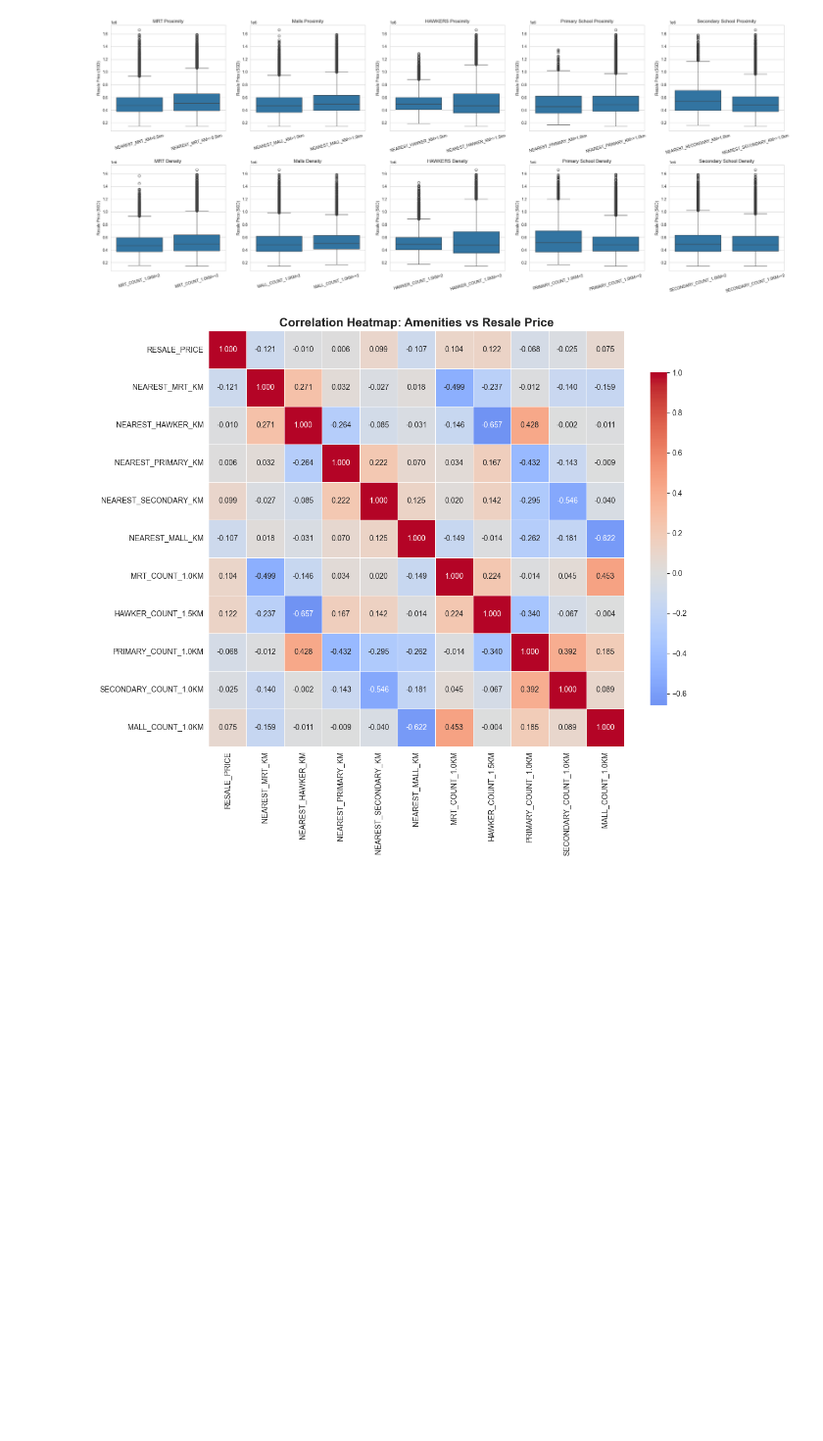
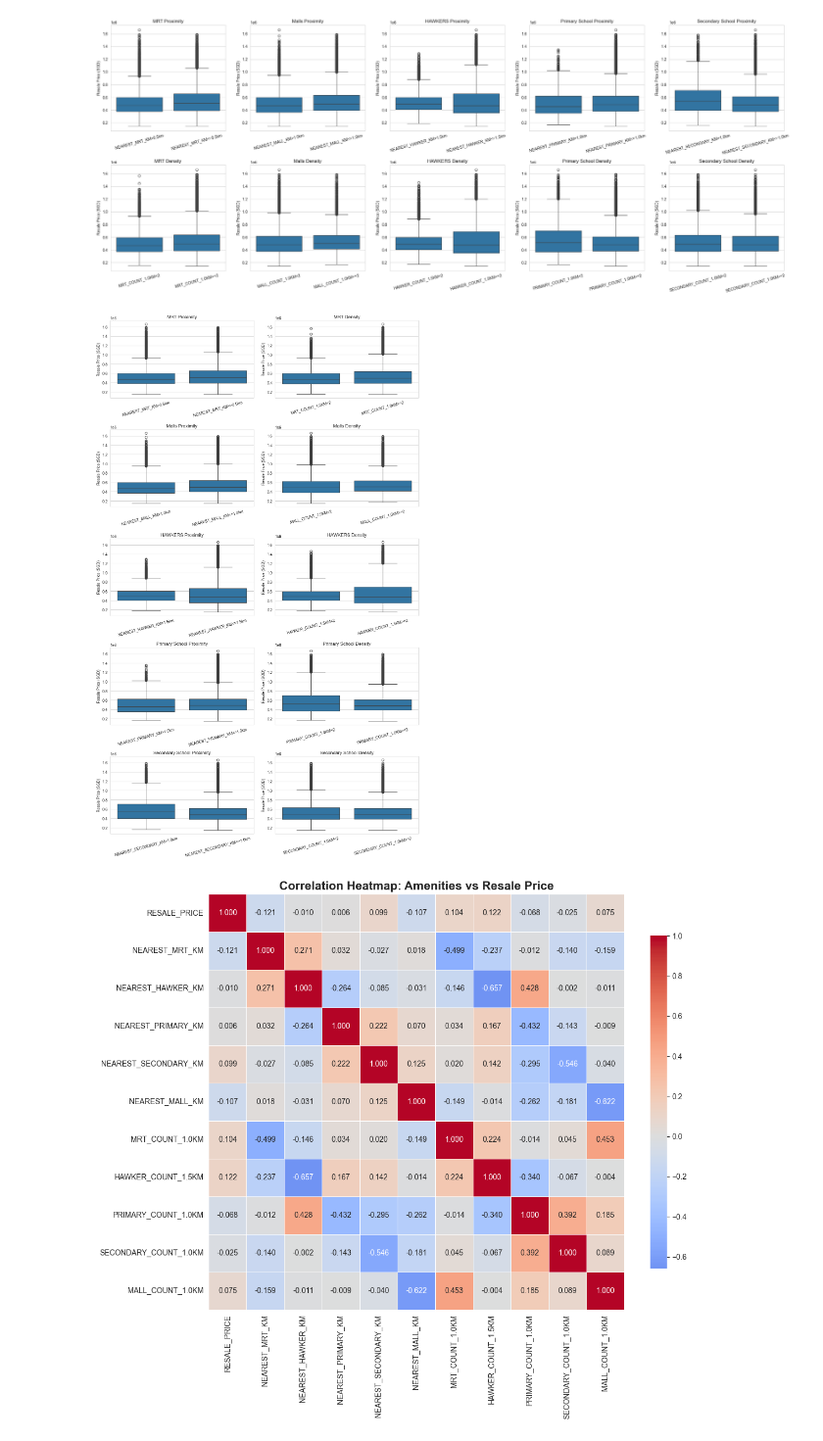
Before and after one commit to LIU-FAYANG/cs5228_PROJ, a Jupyter notebook: Scripts/train_EDA_feature_engineering_pipeline.ipynb, the cells around one changed output. Shown at 98% size. Saved outputs shown, nothing was run; the diff lists cells and outputs as text; code cells hidden in the pictures; blank space fills up the shorter version.

```diff
--- a/Scripts/train_EDA_feature_engineering_pipeline.ipynb
+++ b/Scripts/train_EDA_feature_engineering_pipeline.ipynb
@@ -1443,6 +1443,57 @@ plt.tight_layout()
 plt.show()
 # %% [output]
 [figure]
+# %%
+fig, axes = plt.subplots(5, 2, figsize=(12, 20))
+
+amenities = [
+    {'name': 'MRT', 'proximity': 'NEAREST_MRT_KM', 'density': 'MRT_COUNT_1.0KM',
+     'proximity_threshold': 0.5, 'density_threshold': 2, 'proximity_unit': 'km'},
+    {'name': 'Malls', 'proximity': 'NEAREST_MALL_KM', 'density': 'MALL_COUNT_1.0KM',
+     'proximity_threshold': 1.0, 'density_threshold': 2, 'proximity_unit': 'km'},
+    {'name': 'HAWKERS', 'proximity': 'NEAREST_HAWKER_KM', 'density': 'HAWKER_COUNT_1.5KM',
+     'proximity_threshold': 1.5, 'density_threshold': 2, 'proximity_unit': 'km'},
+    {'name': 'Primary School', 'proximity': 'NEAREST_PRIMARY_KM', 'density': 'PRIMARY_COUNT_1.0KM',
+     'proximity_threshold': 1.0, 'density_threshold': 2, 'proximity_unit': 'km'},
+    {'name': 'Secondary School', 'proximity': 'NEAREST_SECONDARY_KM', 'density': 'SECONDARY_COUNT_1.0KM',
+     'proximity_threshold': 1.0, 'density_threshold': 2, 'proximity_unit': 'km'},
+]
+
+
+for row_idx, amenity in enumerate(amenities):
+
+    mask_proximity = sub[amenity['proximity']] <= amenity['proximity_threshold']
+    label_far = f'{amenity["proximity"]}>{amenity["proximity_threshold"]}{amenity["proximity_unit"]}'
+    label_close = f'{amenity["proximity"]}<={amenity["proximity_threshold"]}{amenity["proximity_unit"]}'
+
+
+    sns.boxplot(ax=axes[row_idx, 0], data=sub.assign(group=np.where(mask_proximity, label_close, label_far)), x='group',
+                y='RESALE_PRICE', order=[label_far, label_close])
+    axes[row_idx, 0].set_title(f'{amenity["name"]} Proximity')
+    axes[row_idx, 0].set_xlabel('')
+    axes[row_idx, 0].set_ylabel('Resale Price (SGD)')
+    axes[row_idx, 0].tick_params(axis='x', rotation=15)
+
+    # --- 第 2 列: Density ---
+    mask_density = sub[amenity['density']] >= amenity['density_threshold']
+    label_high = f'{amenity["density"]}>={amenity["density_threshold"]}'
+    label_low = f'{amenity["density"]}<{amenity["density_threshold"]}'
+
+
+    sns.boxplot(ax=axes[row_idx, 1], data=sub.assign(group=np.where(mask_density, label_high, label_low)), x='group',
+                y='RESALE_PRICE', order=[label_low, label_high])
+    axes[row_idx, 1].set_title(f'{amenity["name"]} Density')
+    axes[row_idx, 1].set_xlabel('')
+    axes[row_idx, 1].set_ylabel('Resale Price (SGD)')
+    axes[row_idx, 1].tick_params(axis='x', rotation=15)
+
+
+plt.tight_layout()
+
+# plt.savefig('../Plots/amenity_proximity_density_analysis_5x2.png', dpi=300, bbox_inches='tight')
+plt.show()
+# %% [output]
+[figure, added]
 # %%
 ##Heatmap
 distances = ['NEAREST_MRT_KM', 'NEAREST_HAWKER_KM',
```
Also changed, not shown: parts of 10 cells of this notebook, 2 other files.
